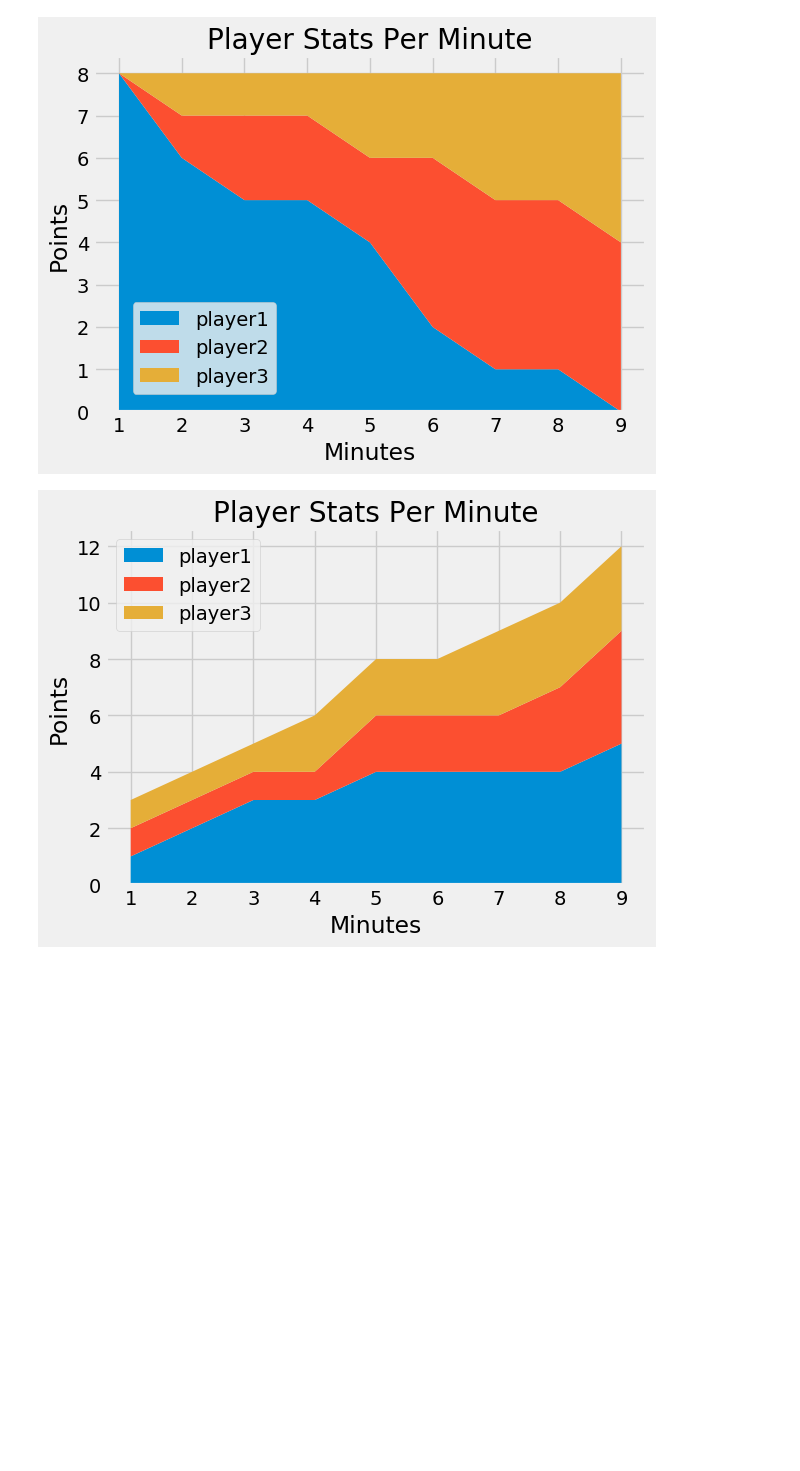
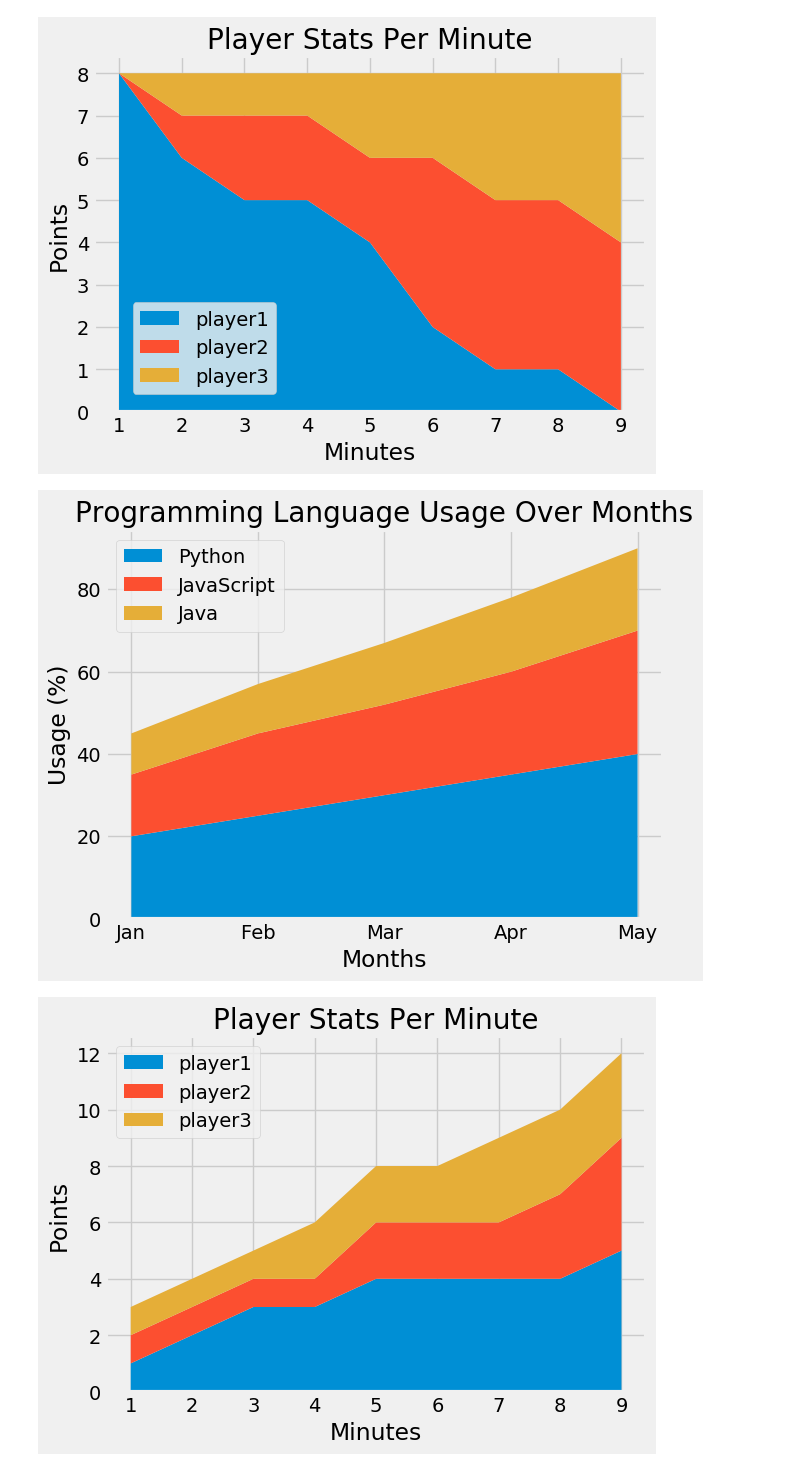
Before and after one commit to thestartupdeveloper10/Matplotlib, a Jupyter notebook: init.ipynb, the cells around one changed output. Drawn from its saved outputs; the diff is of its cells as text; code cells hidden in the pictures; blank space fills up the shorter version.

```diff
--- a/init.ipynb
+++ b/init.ipynb
@@ -316,6 +322,29 @@ plt.tight_layout()
 plt.show()
 # %% [output]
 [figure]
+# %%
+
+
+# Months
+months = ['Jan', 'Feb', 'Mar', 'Apr', 'May']
+
+# Usage data for different programming languages
+python_usage = [20, 25, 30, 35, 40]
+javascript_usage = [15, 20, 22, 25, 30]
+java_usage = [10, 12, 15, 18, 20]
+
+# Stack plot
+plt.stackplot(months, python_usage, javascript_usage, java_usage, labels=['Python', 'JavaScript', 'Java'])
+
+# Adding labels and legend
+plt.title('Programming Language Usage Over Months')
+plt.xlabel('Months')
+plt.ylabel('Usage (%)')
+plt.legend(loc='upper left')
+
+plt.show()
+# %% [output]
+[figure, added]
 # %%
 # bullish example
 
```
Also changed, not shown: parts of 6 cells of this notebook, 1 other file.
